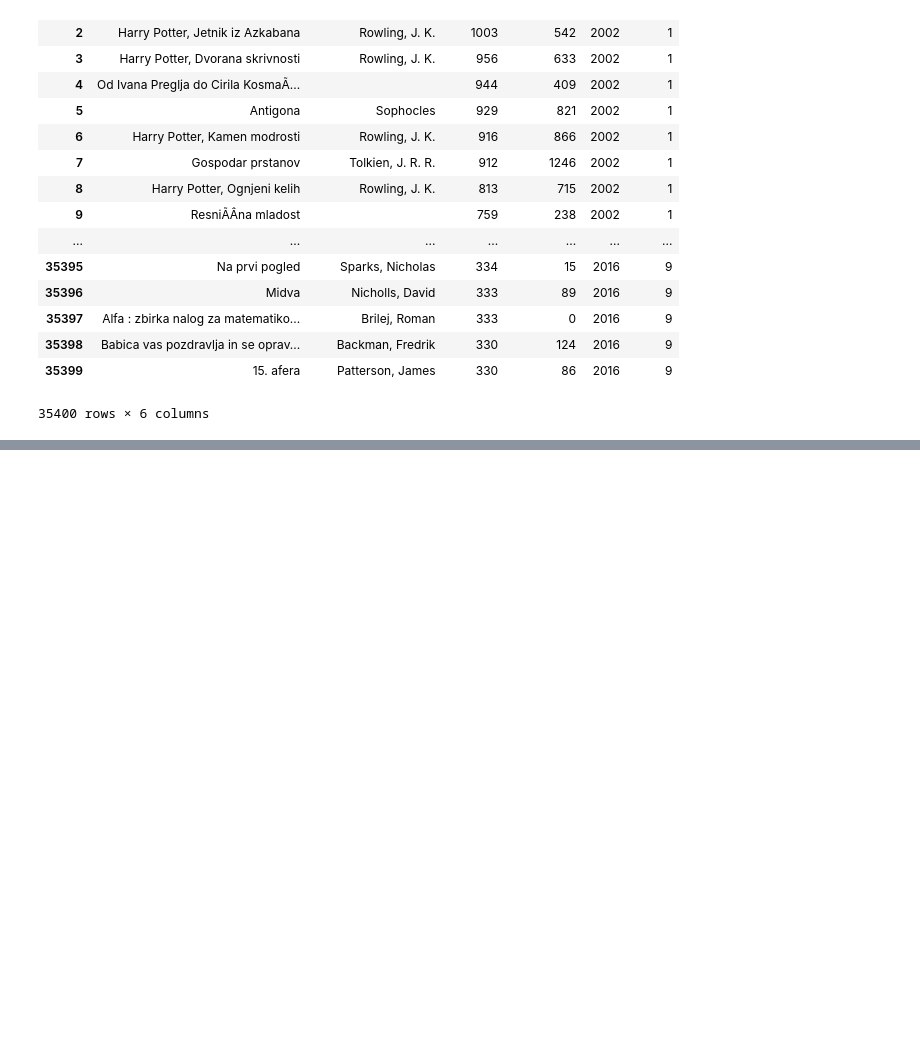
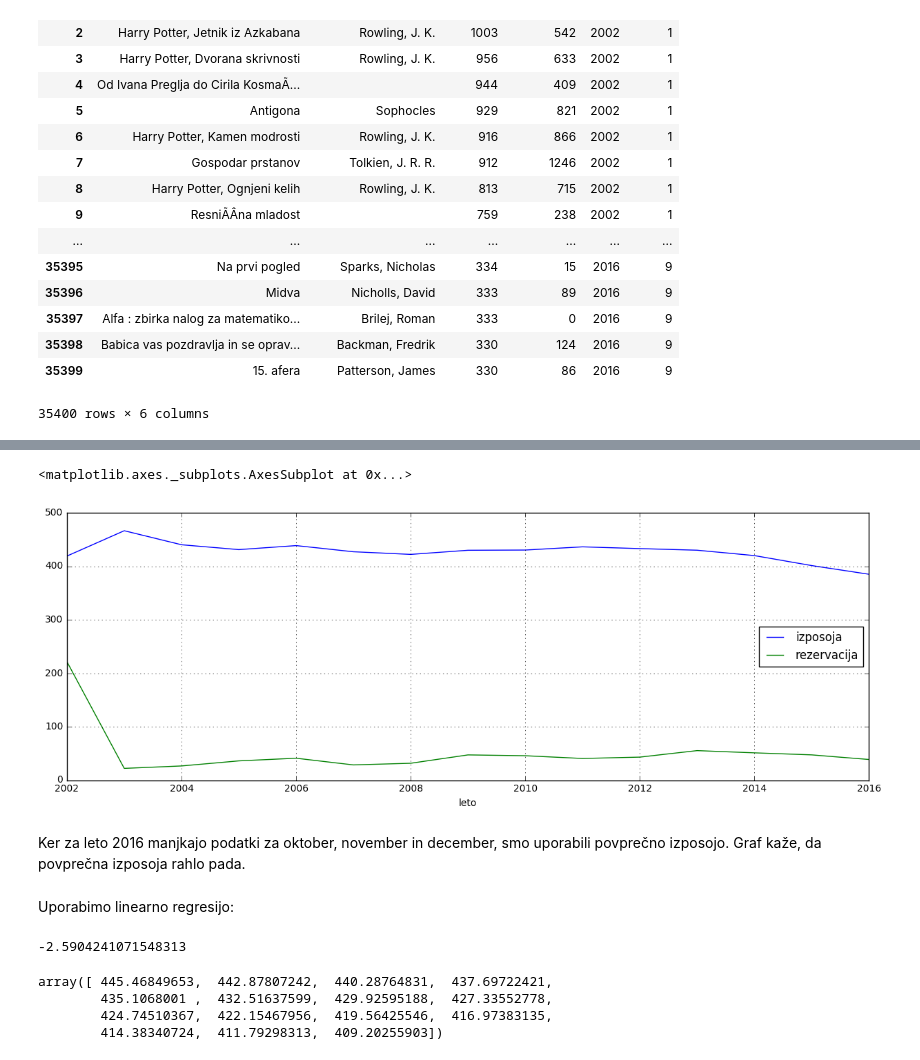
Before and after one commit to RobbaB14/analiza-izposoje-knjig, a Jupyter notebook: izposoja knjig/analiza.ipynb, the cells around one changed output, grey strips where cells are left out. Saved outputs shown, nothing was run; the diff lists cells and outputs as text; code cells hidden in the pictures; blank space fills up the shorter version.

```diff
--- a/izposoja knjig/analiza.ipynb
+++ b/izposoja knjig/analiza.ipynb
@@ -58,0 +90,11 @@ pojavitve_naslovov[1:21].plot(kind='bar')
+# %%
+izposoja_letno = tabela[['leto','izposoja', 'rezervacija']].groupby('leto').mean()
+# %%
+izposoja_letno.plot(grid = True)
+# %% [output]
+<matplotlib.axes._subplots.AxesSubplot at 0x...>
+[figure, added]
+# %% [markdown]
+Ker za leto 2016 manjkajo podatki za oktober, november in december, smo uporabili povprečno izposojo. Graf kaže, da povprečna izposoja rahlo pada.
+# %% [markdown]
+Uporabimo linearno regresijo:
@@ -58,0 +117,4 @@ pojavitve_naslovov[1:21].plot(kind='bar')
+# %%
+b
+# %% [output]
+-2.5904241071548313
@@ -58,0 +125,7 @@ pojavitve_naslovov[1:21].plot(kind='bar')
+# %%
+fit
+# %% [output]
+array([ 445.46849653,  442.87807242,  440.28764831,  437.69722421,
+        435.1068001 ,  432.51637599,  429.92595188,  427.33552778,
+        424.74510367,  422.15467956,  419.56425546,  416.97383135,
+        414.38340724,  411.79298313,  409.20255903])
```
Also changed, not shown: parts of 30 cells of this notebook.
